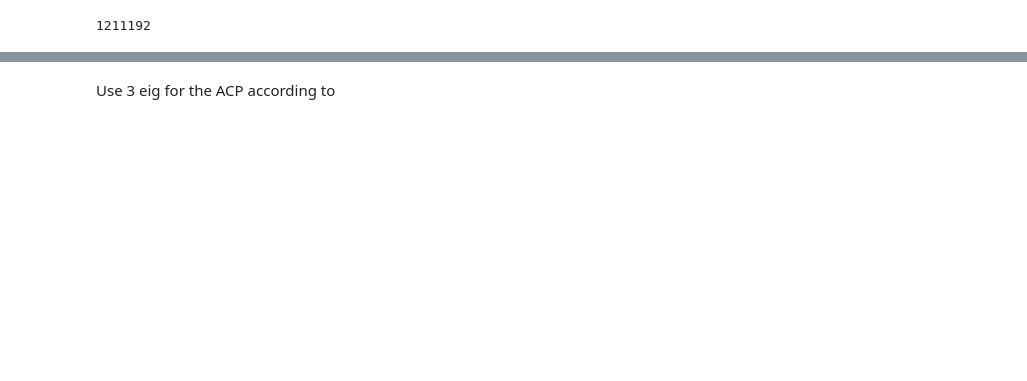
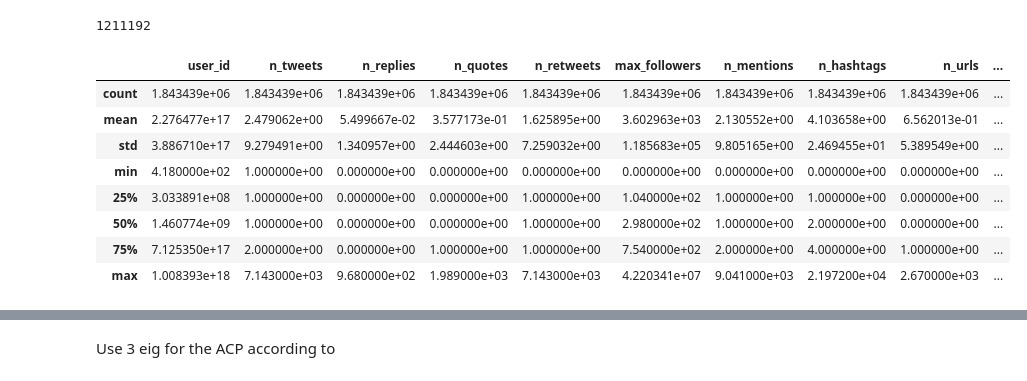
Before and after one commit to PetiteGrange/IF29_Projet-Data-Tweet, a Jupyter notebook: ACP_users.ipynb, the cells around one changed output, grey strips where cells are left out. Saved outputs shown, nothing was run; the diff lists cells and outputs as text; code cells hidden in the pictures; blank space fills up the shorter version.

```diff
--- a/ACP_users.ipynb
+++ b/ACP_users.ipynb
@@ -13,4 +13,16 @@ df = pd.read_csv("data/users.csv")
 df.isnull().sum().sum()
 # %% [output]
 1211192
+# %%
+df.describe()
+# %% [output]
+|  | user_id | n_tweets | n_replies | n_quotes | n_retweets | max_followers | n_mentions | n_hashtags | n_urls | ... |
+| count | 1.843439e+06 | 1.843439e+06 | 1.843439e+06 | 1.843439e+06 | 1.843439e+06 | 1.843439e+06 | 1.843439e+06 | 1.843439e+06 | 1.843439e+06 | ... |
+| mean | 2.276477e+17 | 2.479062e+00 | 5.499667e-02 | 3.577173e-01 | 1.625895e+00 | 3.602963e+03 | 2.130552e+00 | 4.103658e+00 | 6.562013e-01 | ... |
+| std | 3.886710e+17 | 9.279491e+00 | 1.340957e+00 | 2.444603e+00 | 7.259032e+00 | 1.185683e+05 | 9.805165e+00 | 2.469455e+01 | 5.389549e+00 | ... |
+| min | 4.180000e+02 | 1.000000e+00 | 0.000000e+00 | 0.000000e+00 | 0.000000e+00 | 0.000000e+00 | 0.000000e+00 | 0.000000e+00 | 0.000000e+00 | ... |
+| 25% | 3.033891e+08 | 1.000000e+00 | 0.000000e+00 | 0.000000e+00 | 1.000000e+00 | 1.040000e+02 | 1.000000e+00 | 1.000000e+00 | 0.000000e+00 | ... |
+| 50% | 1.460774e+09 | 1.000000e+00 | 0.000000e+00 | 0.000000e+00 | 1.000000e+00 | 2.980000e+02 | 1.000000e+00 | 2.000000e+00 | 0.000000e+00 | ... |
+| 75% | 7.125350e+17 | 2.000000e+00 | 0.000000e+00 | 1.000000e+00 | 1.000000e+00 | 7.540000e+02 | 2.000000e+00 | 4.000000e+00 | 1.000000e+00 | ... |
+| max | 1.008393e+18 | 7.143000e+03 | 9.680000e+02 | 1.989000e+03 | 7.143000e+03 | 4.220341e+07 | 9.041000e+03 | 2.197200e+04 | 2.670000e+03 | ... |
 # %% [markdown]
```
Also changed, not shown: parts of 15 cells of this notebook.
